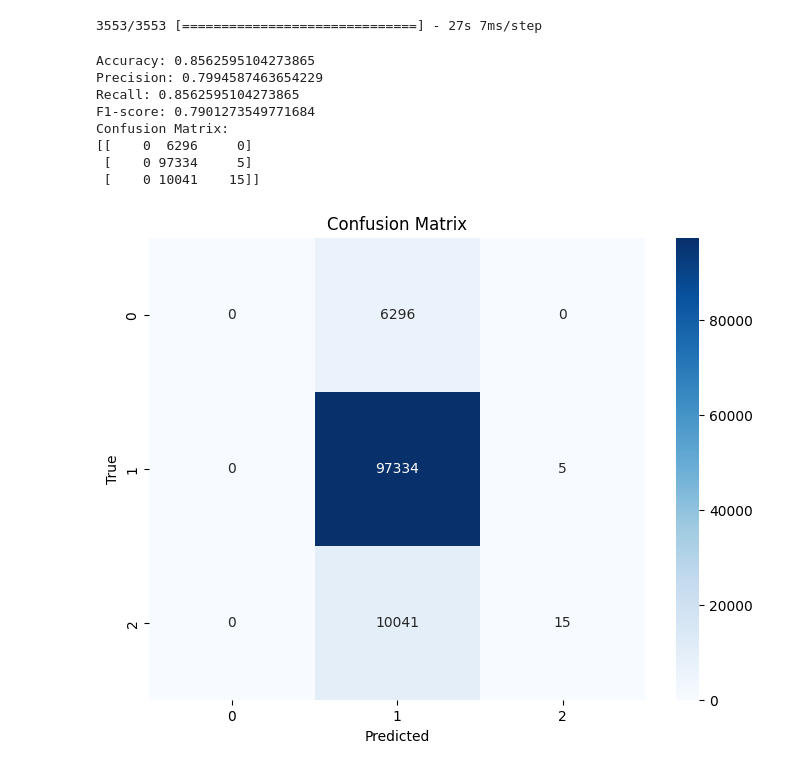
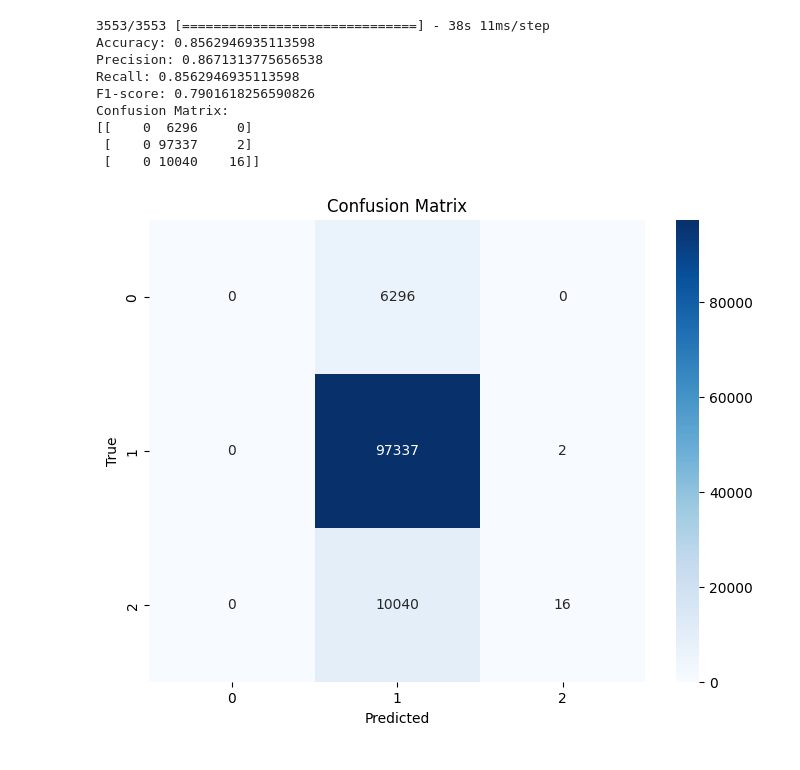
Before and after one commit to divyanv/SentimentAnalysis, a Jupyter notebook: SentimentAnalysisModel.ipynb, the cells around one changed output. Drawn from its saved outputs; the diff is of its cells as text; code cells hidden in the pictures.

```diff
--- a/SentimentAnalysisModel.ipynb
+++ b/SentimentAnalysisModel.ipynb
@@ -219,45 +278,40 @@ Test accuracy: 0.8562595248222351
 # %%
-
 # Predict the classes for the test set
 y_pred = model.predict(X_test)
 y_pred_labels = np.argmax(y_pred, axis=1)
 
 # Calculate the evaluation metrics
 accuracy = accuracy_score(np.argmax(y_test, axis=1), y_pred_labels)
-precision = precision_score(np.argmax(y_test, axis=1), y_pred_labels, average='weighted')
-recall = recall_score(np.argmax(y_test, axis=1), y_pred_labels, average='weighted')
-f1 = f1_score(np.argmax(y_test, axis=1), y_pred_labels, average='weighted')
+precision = precision_score(np.argmax(y_test, axis=1), y_pred_labels, average='weighted', zero_division=1)
+recall = recall_score(np.argmax(y_test, axis=1), y_pred_labels, average='weighted', zero_division=1)
+f1 = f1_score(np.argmax(y_test, axis=1), y_pred_labels, average='weighted', zero_division=1)
 
 # Create the confusion matrix
 cm = confusion_matrix(np.argmax(y_test, axis=1), y_pred_labels)
+
+# Print the evaluation metrics and confusion matrix
+print('Accuracy:', accuracy)
+print('Precision:', precision)
+print('Recall:', recall)
+print('F1-score:', f1)
+print('Confusion Matrix:')
+print(cm)
+
+# Plot the confusion matrix
+plt.figure(figsize=(8, 6))
+sns.heatmap(cm, annot=True, fmt='d', cmap='Blues')
+plt.title('Confusion Matrix')
+plt.xlabel('Predicted')
+plt.ylabel('True')
+plt.show()
 # %% [output]
-3553/3553 [==============================] - 27s 7ms/step
+3553/3553 [==============================] - 38s 11ms/step
+Accuracy: 0.8562946935113598
+Precision: 0.8671313775656538
+Recall: 0.8562946935113598
+F1-score: 0.7901618256590826
+Confusion Matrix:
+[[    0  6296     0]
+ [    0 97337     2]
+ [    0 10040    16]]
+[figure, added]
-# %%
-
-# Print the evaluation metrics and confusion matrix
-print('Accuracy:', accuracy)
-print('Precision:', precision)
-print('Recall:', recall)
-print('F1-score:', f1)
-print('Confusion Matrix:')
-print(cm)
-# %% [output]
-Accuracy: 0.8562595104273865
-Precision: 0.7994587463654229
-Recall: 0.8562595104273865
-F1-score: 0.7901273549771684
-Confusion Matrix:
-[[    0  6296     0]
- [    0 97334     5]
- [    0 10041    15]]
-# %%
-
-# Plot the confusion matrix
-plt.figure(figsize=(8, 6))
-sns.heatmap(cm, annot=True, fmt='d', cmap='Blues')
-plt.title('Confusion Matrix')
-plt.xlabel('Predicted')
-plt.ylabel('True')
-plt.show()
-# %% [output]
-[figure, removed]
```
Also changed, not shown: parts of 25 cells of this notebook, 3 other files.
